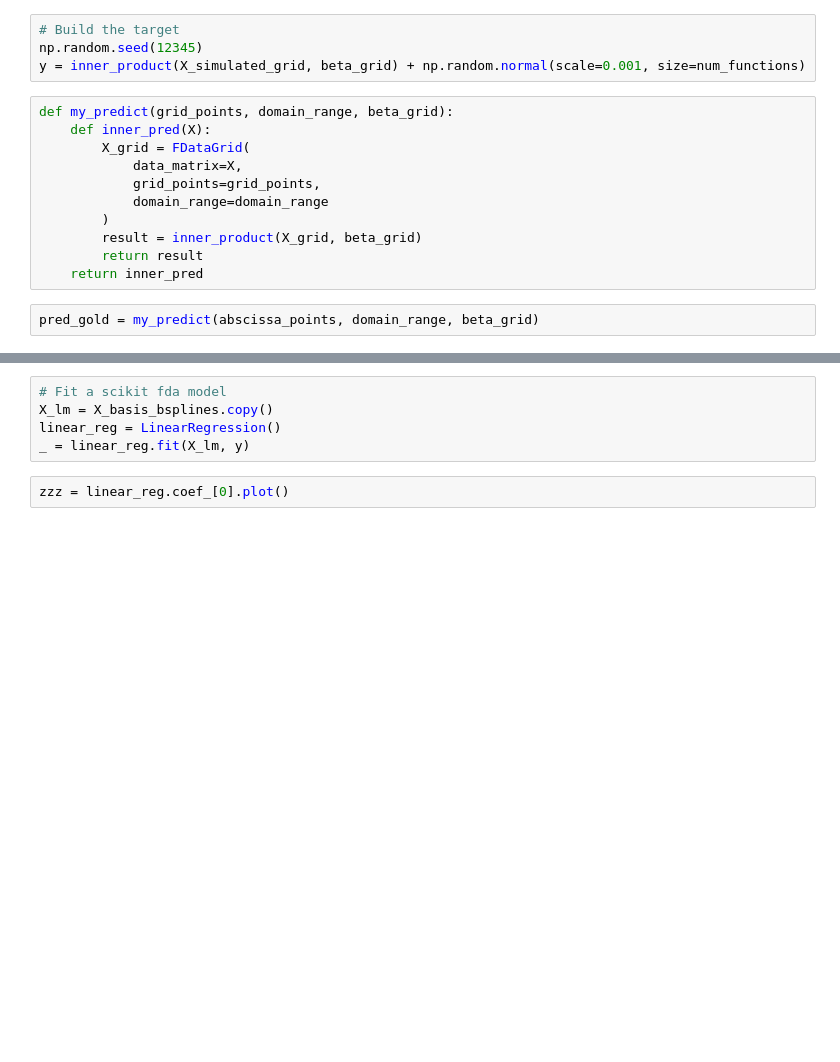
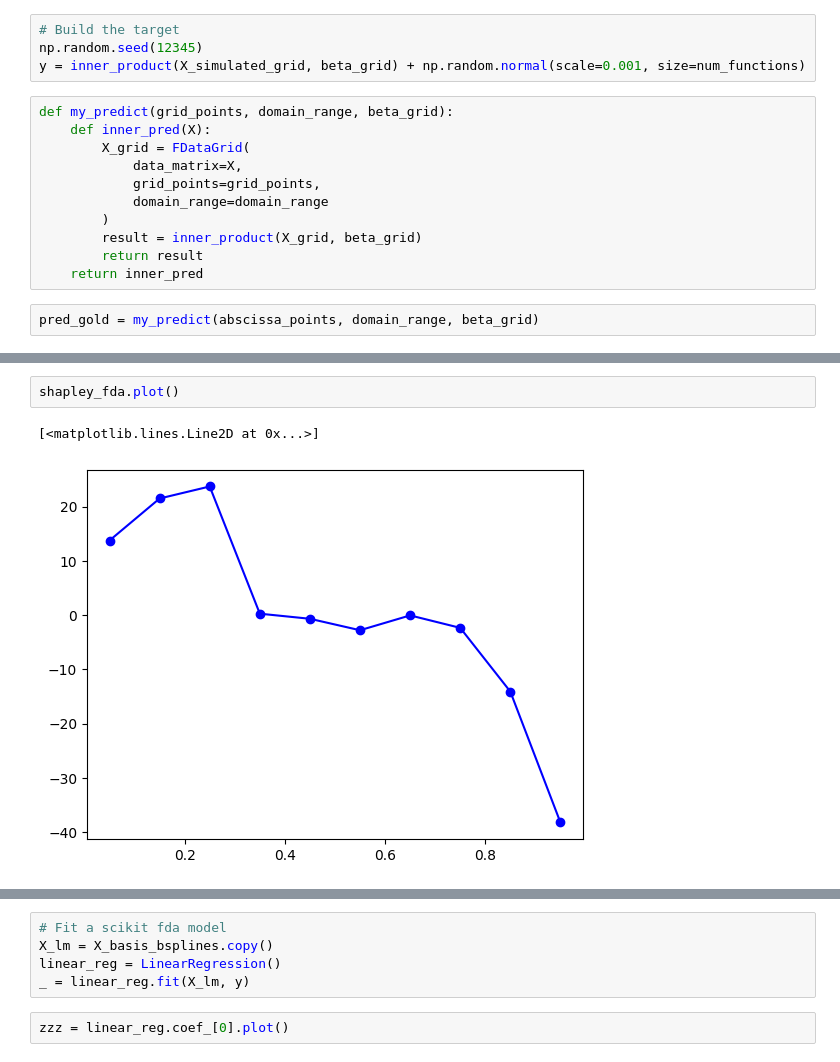
Before and after one commit to pachoning/shapley_fda_experiments, a Jupyter notebook: data_beta.ipynb, the cells around one changed output, grey strips where cells are left out. Drawn from its saved outputs; the diff is of its cells as text; blank space fills up the shorter version.

```diff
--- a/data_beta.ipynb
+++ b/data_beta.ipynb
@@ -95,0 +143,5 @@ values_shapley = shapley_fda.compute_shapley_value(num_intervals=13, num_permuta
+# %%
+shapley_fda.plot()
+# %% [output]
+[<matplotlib.lines.Line2D at 0x...>]
+[figure, added]
```
Also changed, not shown: parts of 15 cells of this notebook, 1 other file.
